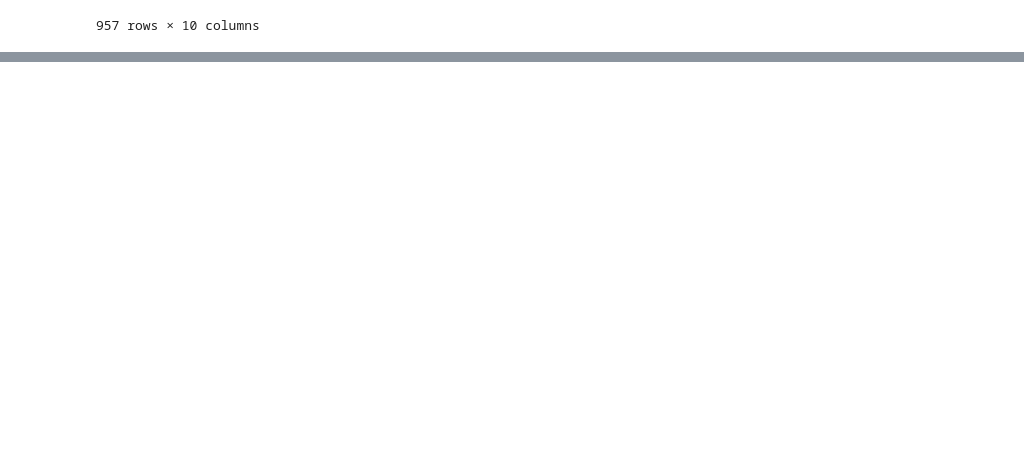
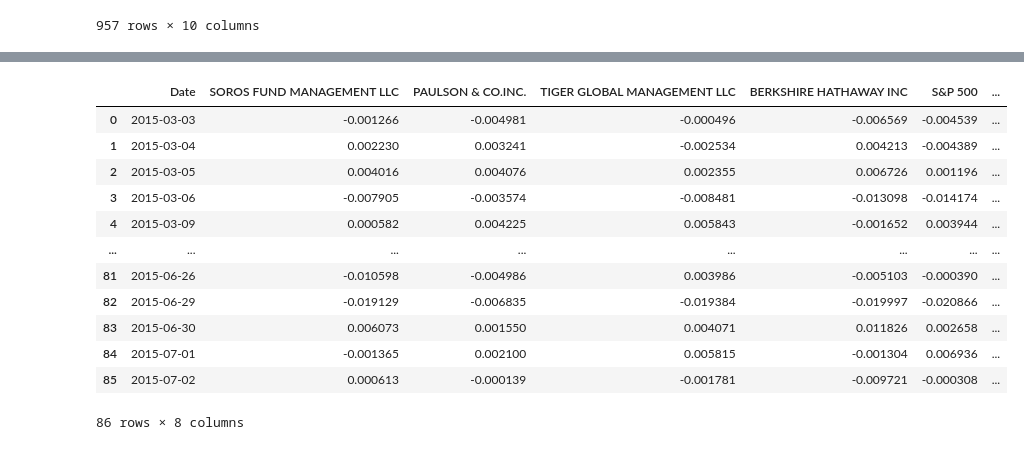
Before and after one commit to Corey-Recai/pandas-homework, a Jupyter notebook: whale_analys.ipynb, the cells around one changed output, grey strips where cells are left out. Cells and saved outputs as stored; diff of their text form; code cells hidden in the pictures; blank space fills up the shorter version.

```diff
--- a/whale_analys.ipynb
+++ b/whale_analys.ipynb
@@ -335,3 +336,7 @@ ret_df.loc[ret_df['Date'] < ret_df['Date_1']]
 | 1041 | 2019-04-05 | 0.006880 | 0.006484 | 0.009357 | 0.006128 | 2019-04-22 | ... |
 | 1042 | 2019-04-08 | 0.000483 | -0.000310 | 0.000153 | 0.000841 | 2019-04-23 | ... |
 957 rows × 10 columns
+# %%
+# Drop the rows where the dates do not match
+ret_df.drop(ret_df.index[86:1043], inplace=True)
+ret_df
@@ -337,0 +357,18 @@ ret_df.loc[ret_df['Date'] < ret_df['Date_1']]
+# %%
+# Drop the 'Date_1' and 'Date_2' columns
+ret_df.drop(columns=['Date_1','Date_2'], inplace=True)
+ret_df
+# %% [output]
+|  | Date | SOROS FUND MANAGEMENT LLC | PAULSON & CO.INC. | TIGER GLOBAL MANAGEMENT LLC | BERKSHIRE HATHAWAY INC | S&P 500 | ... |
+| 0 | 2015-03-03 | -0.001266 | -0.004981 | -0.000496 | -0.006569 | -0.004539 | ... |
+| 1 | 2015-03-04 | 0.002230 | 0.003241 | -0.002534 | 0.004213 | -0.004389 | ... |
+| 2 | 2015-03-05 | 0.004016 | 0.004076 | 0.002355 | 0.006726 | 0.001196 | ... |
+| 3 | 2015-03-06 | -0.007905 | -0.003574 | -0.008481 | -0.013098 | -0.014174 | ... |
+| 4 | 2015-03-09 | 0.000582 | 0.004225 | 0.005843 | -0.001652 | 0.003944 | ... |
+| ... | ... | ... | ... | ... | ... | ... | ... |
+| 81 | 2015-06-26 | -0.010598 | -0.004986 | 0.003986 | -0.005103 | -0.000390 | ... |
+| 82 | 2015-06-29 | -0.019129 | -0.006835 | -0.019384 | -0.019997 | -0.020866 | ... |
+| 83 | 2015-06-30 | 0.006073 | 0.001550 | 0.004071 | 0.011826 | 0.002658 | ... |
+| 84 | 2015-07-01 | -0.001365 | 0.002100 | 0.005815 | -0.001304 | 0.006936 | ... |
+| 85 | 2015-07-02 | 0.000613 | -0.000139 | -0.001781 | -0.009721 | -0.000308 | ... |
+86 rows × 8 columns
```
Also changed, not shown: parts of 3 cells of this notebook.
